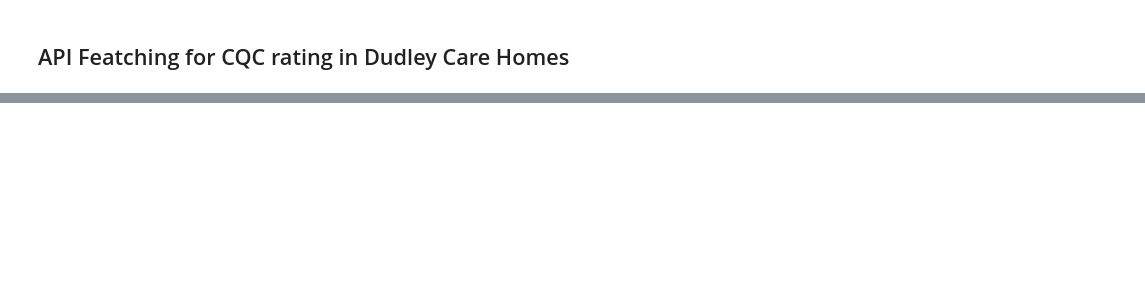
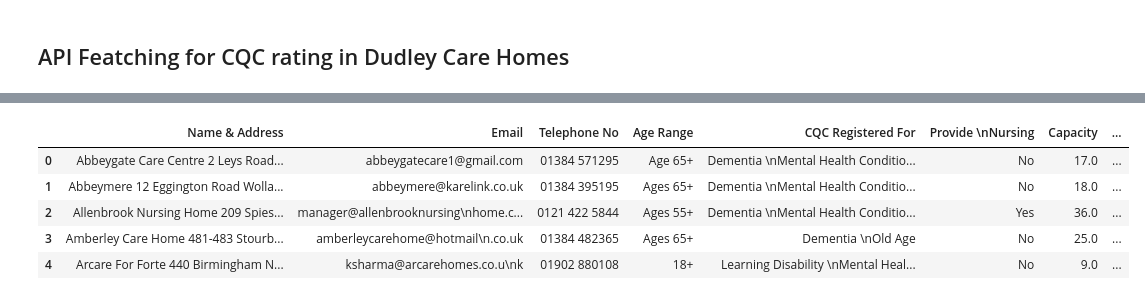
Before and after one commit to drchid1/Project-3-Care-Home-Team-5, a Jupyter notebook: code/CQCRating.ipynb, the cells around one changed output, grey strips where cells are left out. Cells and saved outputs as stored; diff of their text form; code cells hidden in the pictures; blank space fills up the shorter version.

```diff
--- a/code/CQCRating.ipynb
+++ b/code/CQCRating.ipynb
@@ -103,0 +163,15 @@ Care Home: Abbeygate Care Centre, Postal Code: DY5 3UR
+# %%
+
+# Load the CSV file
+file_path = "C:/Users/reach/Documents/Class/Project 3/Project-3-Care-Home-Team-5/data/nhomes_cleaned_coordinates.csv"
+nhomes_df = pd.read_csv(file_path)
+
+# Display the first few rows of the DataFrame to understand its structure
+nhomes_df.head()
+# %% [output]
+|  | Name & Address | Email | Telephone No | Age Range | CQC Registered For | Provide \nNursing | Capacity | ... |
+| 0 | Abbeygate Care Centre 2 Leys Road... | abbeygatecare1@gmail.com | 01384 571295 | Age 65+ | Dementia \nMental Health Conditio... | No | 17.0 | ... |
+| 1 | Abbeymere 12 Eggington Road Wolla... | abbeymere@karelink.co.uk | 01384 395195 | Ages 65+ | Dementia \nMental Health Conditio... | No | 18.0 | ... |
+| 2 | Allenbrook Nursing Home 209 Spies... | manager@allenbrooknursing\nhome.c... | 0121 422 5844 | Ages 55+ | Dementia \nMental Health Conditio... | Yes | 36.0 | ... |
+| 3 | Amberley Care Home 481-483 Stourb... | amberleycarehome@hotmail\n.co.uk | 01384 482365 | Ages 65+ | Dementia \nOld Age | No | 25.0 | ... |
+| 4 | Arcare For Forte 440 Birmingham N... | ksharma@arcarehomes.co.u\nk | 01902 880108 | 18+ | Learning Disability \nMental Heal... | No | 9.0 | ... |
```
Also changed, not shown: parts of 6 cells of this notebook, 1 other file.
